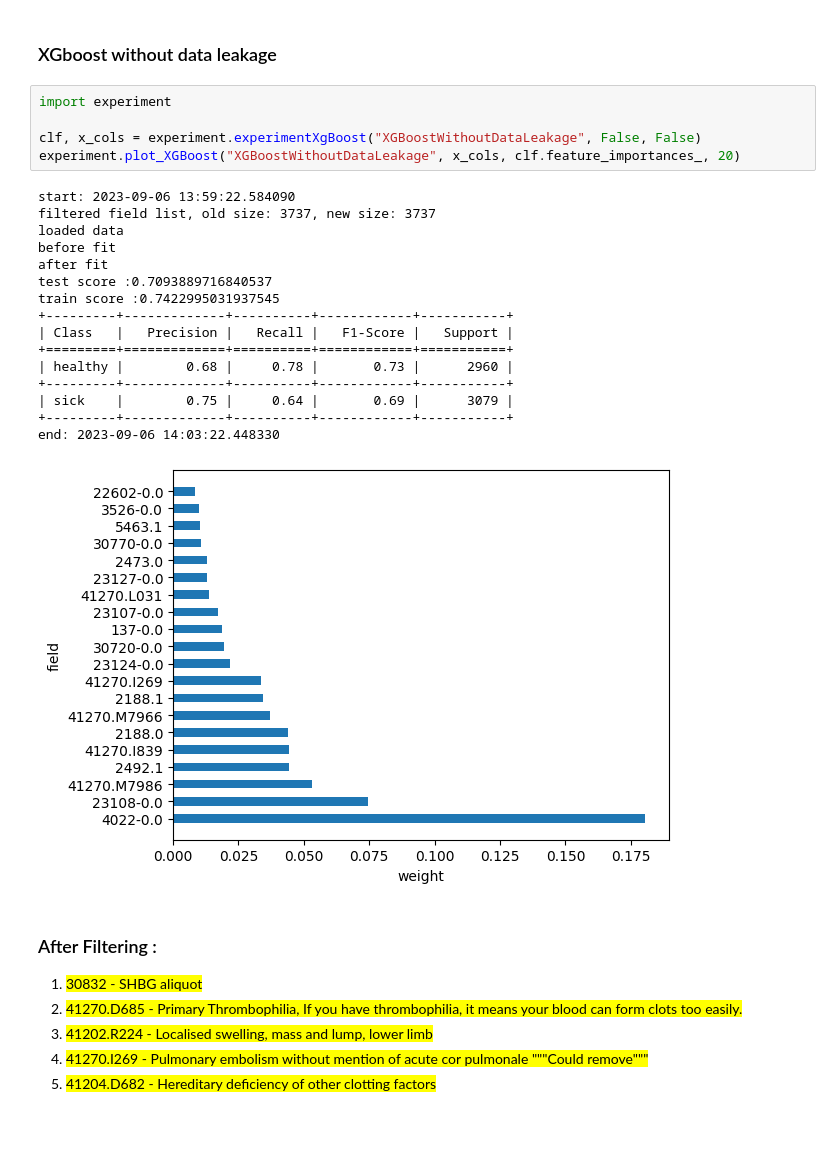
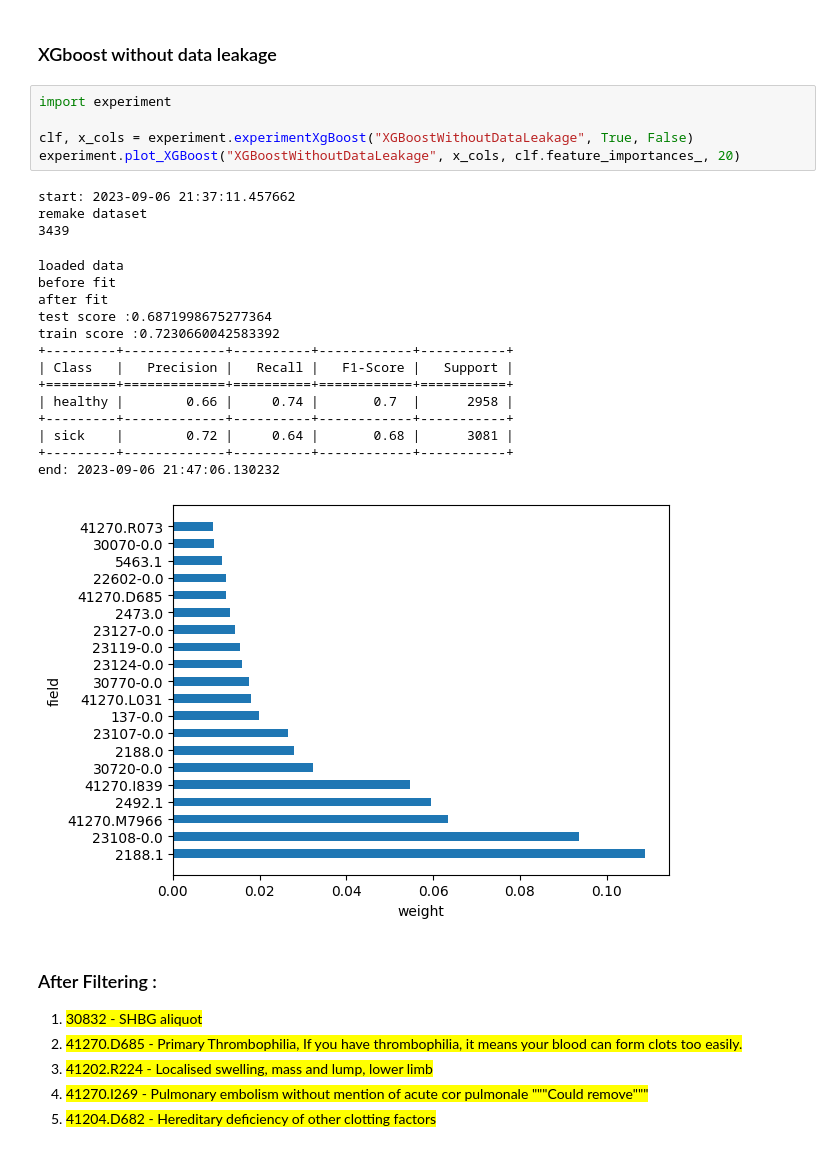
Before and after one commit to Ronemisimus/DVT_Machine_Learning_Research, a Jupyter notebook: server_files/final.ipynb, the cells around one changed output. Cells and saved outputs as stored; diff of their text form.

Commit message:
final experiment

```diff
--- a/server_files/final.ipynb
+++ b/server_files/final.ipynb
@@ -122,25 +124,26 @@ end: 2023-09-06 13:59:08.687406
 # %%
 import experiment
 
-clf, x_cols = experiment.experimentXgBoost("XGBoostWithoutDataLeakage", False, False)
+clf, x_cols = experiment.experimentXgBoost("XGBoostWithoutDataLeakage", True, False)
 experiment.plot_XGBoost("XGBoostWithoutDataLeakage", x_cols, clf.feature_importances_, 20)
 # %% [output]
-start: 2023-09-06 13:59:22.584090
-filtered field list, old size: 3737, new size: 3737
-loaded data
-before fit
-after fit
-test score :0.7093889716840537
-train score :0.7422995031937545
-+---------+-------------+----------+------------+-----------+
-| Class   |   Precision |   Recall |   F1-Score |   Support |
-+=========+=============+==========+============+===========+
-| healthy |        0.68 |     0.78 |       0.73 |      2960 |
-+---------+-------------+----------+------------+-----------+
-| sick    |        0.75 |     0.64 |       0.69 |      3079 |
-+---------+-------------+----------+------------+-----------+
-end: 2023-09-06 14:03:22.448330
+start: 2023-09-06 21:37:11.457662
+remake dataset
+3439
+loaded data
+before fit
+after fit
+test score :0.6871998675277364
+train score :0.7230660042583392
++---------+-------------+----------+------------+-----------+
+| Class   |   Precision |   Recall |   F1-Score |   Support |
++=========+=============+==========+============+===========+
+| healthy |        0.66 |     0.74 |       0.7  |      2958 |
++---------+-------------+----------+------------+-----------+
+| sick    |        0.72 |     0.64 |       0.68 |      3081 |
++---------+-------------+----------+------------+-----------+
+end: 2023-09-06 21:47:06.130232
-[figure, old version]
+[figure, new version]
 # %% [markdown]
 <h3> After Filtering : </h3>
 
```
Also changed, not shown: parts of 9 cells of this notebook, 1 other file.
